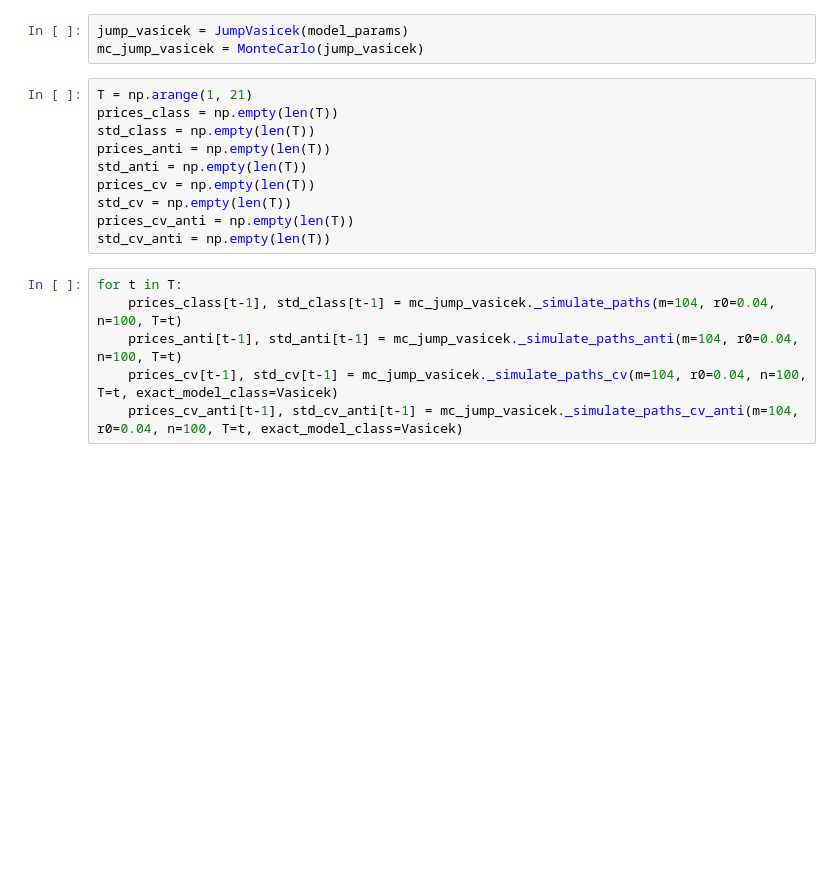
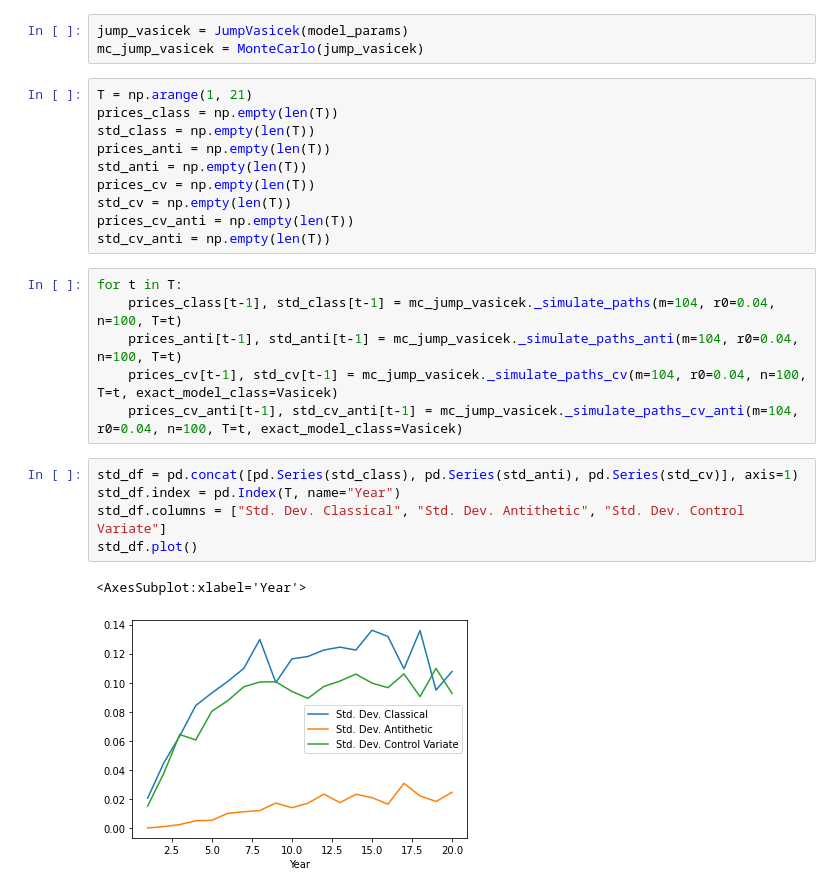
Before and after one commit to upathare1/Advanced-Term-Structures, a Jupyter notebook: Code/results/Monte-Carlo-Vasicek.ipynb, the cells around one changed output. Drawn from its saved outputs; the diff is of its cells as text; blank space fills up the shorter version.

```diff
--- a/Code/results/Monte-Carlo-Vasicek.ipynb
+++ b/Code/results/Monte-Carlo-Vasicek.ipynb
@@ -34,6 +34,14 @@ for t in T:
     prices_anti[t-1], std_anti[t-1] = mc_jump_vasicek._simulate_paths_anti(m=104, r0=0.04, n=100, T=t)
     prices_cv[t-1], std_cv[t-1] = mc_jump_vasicek._simulate_paths_cv(m=104, r0=0.04, n=100, T=t, exact_model_class=Vasicek)
     prices_cv_anti[t-1], std_cv_anti[t-1] = mc_jump_vasicek._simulate_paths_cv_anti(m=104, r0=0.04, n=100, T=t, exact_model_class=Vasicek)
+# %%
+std_df = pd.concat([pd.Series(std_class), pd.Series(std_anti), pd.Series(std_cv)], axis=1)
+std_df.index = pd.Index(T, name="Year")
+std_df.columns = ["Std. Dev. Classical", "Std. Dev. Antithetic", "Std. Dev. Control Variate"]
+std_df.plot()
+# %% [output]
+<AxesSubplot:xlabel='Year'>
+[figure, added]
 # %%
 std_df = pd.concat([pd.Series(std_class), pd.Series(std_anti), pd.Series(std_cv), pd.Series(std_cv_anti)], axis=1)
 std_df.index = pd.Index(T, name="Year")
```
Also changed, not shown: parts of 2 cells of this notebook, 3 other files.
